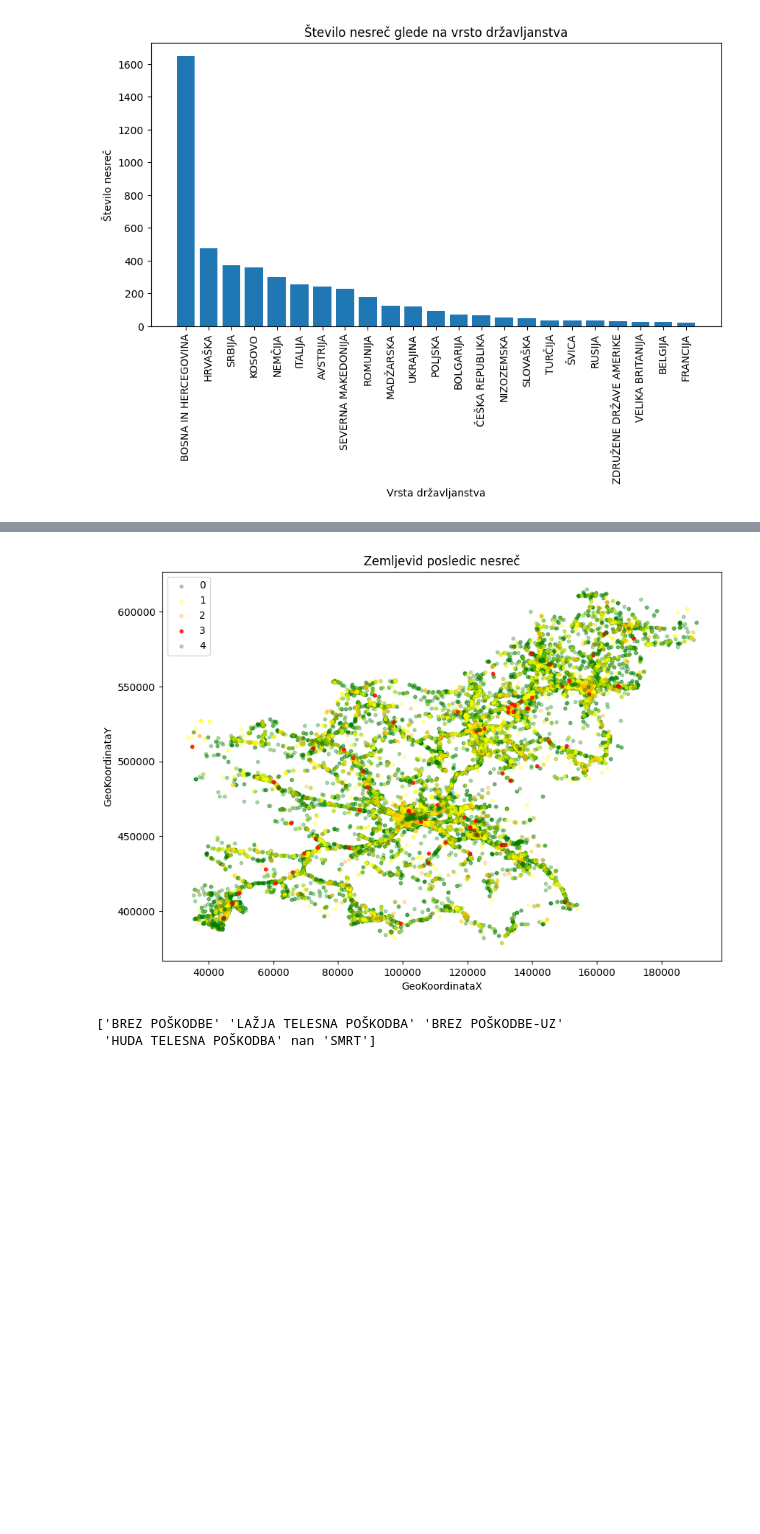
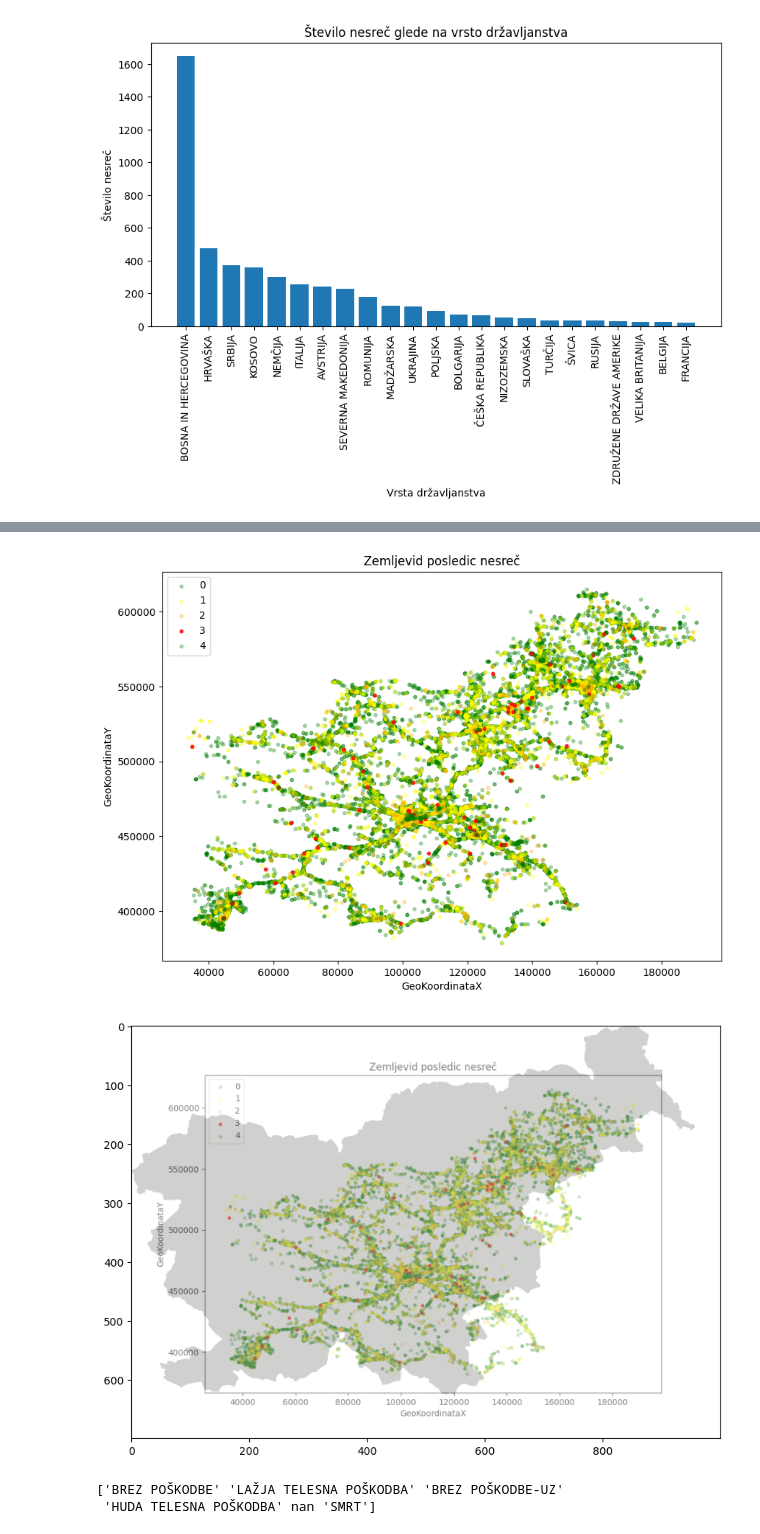
Before and after one commit to TilenS2002/PR22NPJINBMCTS, a Jupyter notebook: Grafi in zemljevid posledic.ipynb, the cells around one changed output, grey strips where cells are left out. Drawn from its saved outputs; the diff is of its cells as text; code cells hidden in the pictures; blank space fills up the shorter version.

```diff
--- a/Grafi in zemljevid posledic.ipynb
+++ b/Grafi in zemljevid posledic.ipynb
@@ -67,35 +107,44 @@ plt.show()
 # %%
 import pandas as pd
 import matplotlib.pyplot as plt
 
 koordinate = pd.read_csv('./baze/manjse/Koordinate.csv')
 osebe = pd.read_csv('./baze/manjse/Osebe.csv')
 img = plt.imread('Slovenija.png')
 nesreca = pd.merge(koordinate, osebe[['ZaporednaStevilkaOsebeVPN', 'PoskodbaUdelezenca']], on='ZaporednaStevilkaOsebeVPN', how='left')
 nesreca = nesreca.drop(nesreca[(nesreca['GeoKoordinataX'] == 0) & (nesreca['GeoKoordinataY'] == 0)].index)
 nesreca = nesreca.dropna(subset=['PoskodbaUdelezenca'])
 nesreca['PoskodbaUdelezenca'] = nesreca['PoskodbaUdelezenca'].map({
-'BREZ POŠKODBE': 0,
-'LAŽJA TELESNA POŠKODBA': 1,
-'HUDA TELESNA POŠKODBA': 2,
-'SMRT': 3,
-'BREZ POŠKODBE-UZ': 4
+    'BREZ POŠKODBE': 0,
+    'LAŽJA TELESNA POŠKODBA': 1,
+    'HUDA TELESNA POŠKODBA': 2,
+    'SMRT': 3,
+    'BREZ POŠKODBE-UZ': 4
 })
 colors = ['green', 'yellow', 'orange', 'red', 'green']
 fig, ax = plt.subplots(figsize=(10, 7))
 
 for i, posledica in enumerate(sorted(nesreca['PoskodbaUdelezenca'].unique())):
     subset = nesreca[nesreca['PoskodbaUdelezenca'] == posledica]
     alpha = 0.8 if posledica == 3 else 0.3
     ax.scatter(subset['GeoKoordinataX'], subset['GeoKoordinataY'], s=10, alpha=alpha, c=colors[i], label=posledica)
 
 ax.set_title('Zemljevid posledic nesreč')
 ax.set_xlabel('GeoKoordinataX')
 ax.set_ylabel('GeoKoordinataY')
 ax.legend()
+
+plt.savefig('my_plot.png')
+
+
+img_overlay = plt.imread('my_plot.png')
+fig, ax = plt.subplots(figsize=(10, 7))
+ax.imshow(img)
+ax.imshow(img_overlay, alpha=0.5)
 plt.show()
 # %% [output]
 [figure]
+[figure, added]
 # %%
 nesreca = pd.read_csv('./baze/pn2022.csv', sep=';', decimal=',', encoding='utf-8')
 nesreca = nesreca.drop(nesreca[(nesreca['GeoKoordinataX'] == 0) & (nesreca['GeoKoordinataY'] == 0)].index)
```
Also changed, not shown: parts of 5 cells of this notebook.
